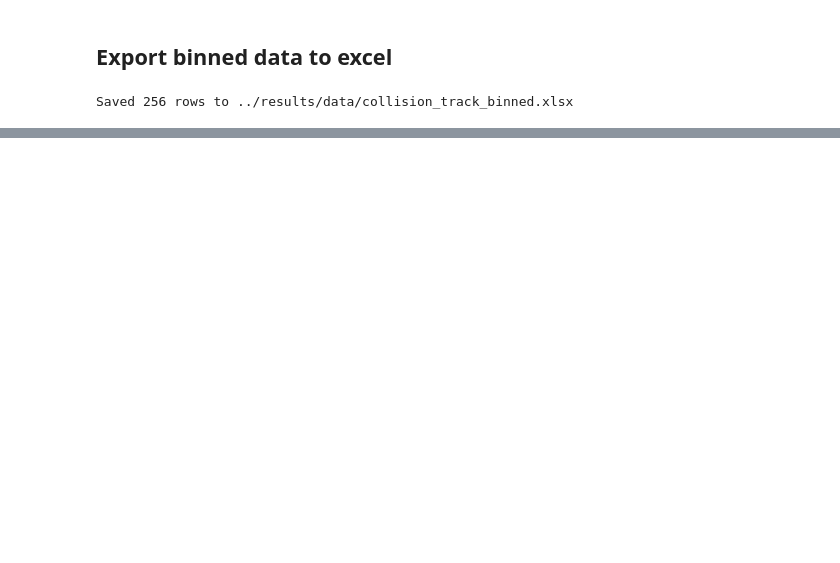
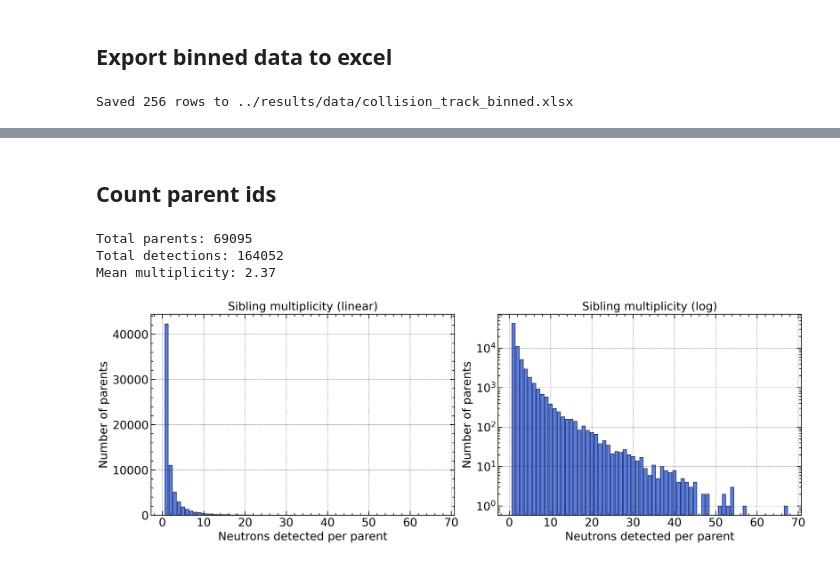
Before and after one commit to itaybnv/openmc-initiation-project, a Jupyter notebook: analysis/simple_collision_track_analysis.ipynb, the cells around one changed output, grey strips where cells are left out. Cells and saved outputs as stored; diff of their text form; code cells hidden in the pictures; blank space fills up the shorter version.

Commit message:
Added a track analysis

```diff
--- a/analysis/simple_collision_track_analysis.ipynb
+++ b/analysis/simple_collision_track_analysis.ipynb
@@ -306,0 +122,79 @@ results
+# %% [markdown]
+## Count parent ids
+# %%
+from collections import Counter
+import numpy as np
+
+def get_sibling_multiplicity(parent_ids):
+    """
+    Calculate distribution of detection multiplicities per parent.
+
+    Parameters
+    ----------
+    parent_ids : array-like
+        Parent ID for each detected neutron
+
+    Returns
+    -------
+    multiplicities : np.array
+        Array [1, 2, 3, ...] up to max observed
+    counts : np.array
+        How many parents had each multiplicity
+    stats : dict
+        Summary statistics
+    """
+    # Count how many detections per parent_id
+    detections_per_parent = Counter(parent_ids)
+
+    # Count how many parents had 1 detection, 2 detections, etc.
+    multiplicity_distribution = Counter(detections_per_parent.values())
+
+    # Prepare arrays
+    max_mult = max(multiplicity_distribution.keys())
+    multiplicities = np.arange(1, max_mult + 1)
+    counts = np.array([multiplicity_distribution.get(m, 0) for m in multiplicities]) # type: ignore
+
+    # Statistics
+    total_parents = counts.sum()
+    total_detections = (multiplicities * counts).sum()
+    mean_mult = total_detections / total_parents if total_parents > 0 else 0
+
+    stats = {
+        'total_parents': total_parents,
+        'total_detections': total_detections,
+        'mean_multiplicity': mean_mult
+    }
+
+    return multiplicities, counts, stats
+
+
+parent_ids = df["parent_id"][df["cell_id"] == 2].values
+multiplicities, counts, stats = get_sibling_multiplicity(parent_ids)
+
+fig, axes = plt.subplots(1, 2, figsize=(14, 5), dpi=300)
+
+axes[0].bar(multiplicities, counts, edgecolor='black', alpha=0.7)
+axes[0].set_xlabel('Neutrons detected per parent')
+axes[0].set_ylabel('Number of parents')
+axes[0].set_title('Sibling multiplicity (linear)')
+
+axes[1].bar(multiplicities, counts, edgecolor='black', alpha=0.7)
+axes[1].set_xlabel('Neutrons detected per parent')
+axes[1].set_ylabel('Number of parents')
+axes[1].set_yscale('log')
+axes[1].set_title('Sibling multiplicity (log)')
+
+plt.tight_layout()
+out_dir = Path("../results/figures")
+out_dir.mkdir(parents=True, exist_ok=True)
+out_file = out_dir / "simple_collision_track_analysis_sibling_multiplicity.png"
+plt.savefig(out_file, bbox_inches="tight")
+
+print(f"Total parents: {stats['total_parents']}")
+print(f"Total detections: {stats['total_detections']}")
+print(f"Mean multiplicity: {stats['mean_multiplicity']:.2f}")
+# %% [output]
+Total parents: 69095
+Total detections: 164052
+Mean multiplicity: 2.37
+[figure, added]
```
Also changed, not shown: parts of 8 cells of this notebook, 6 other files.
